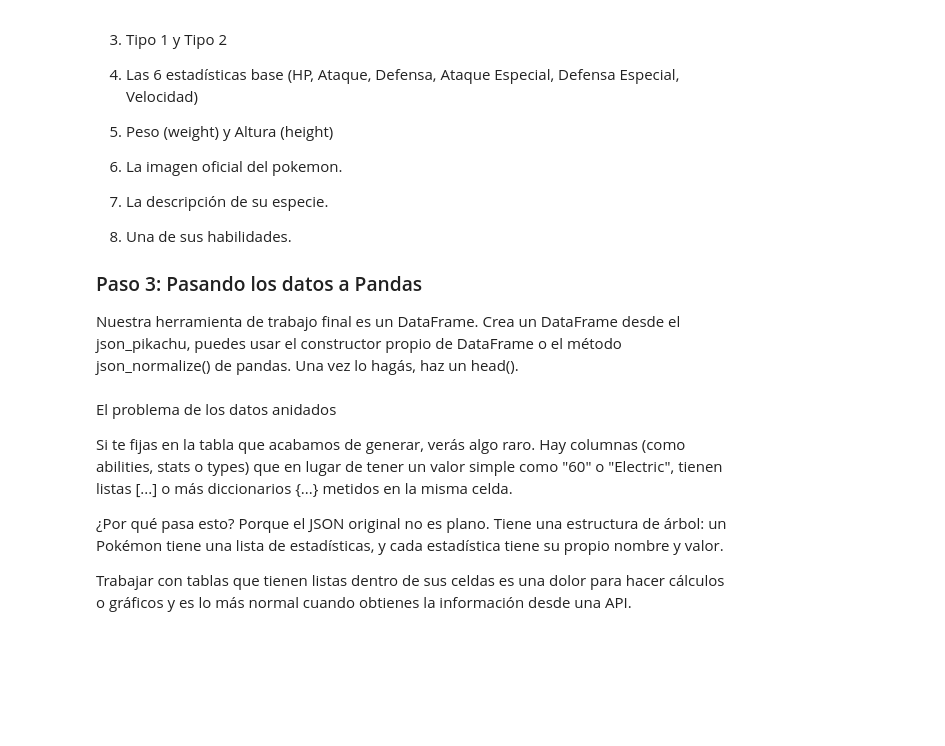
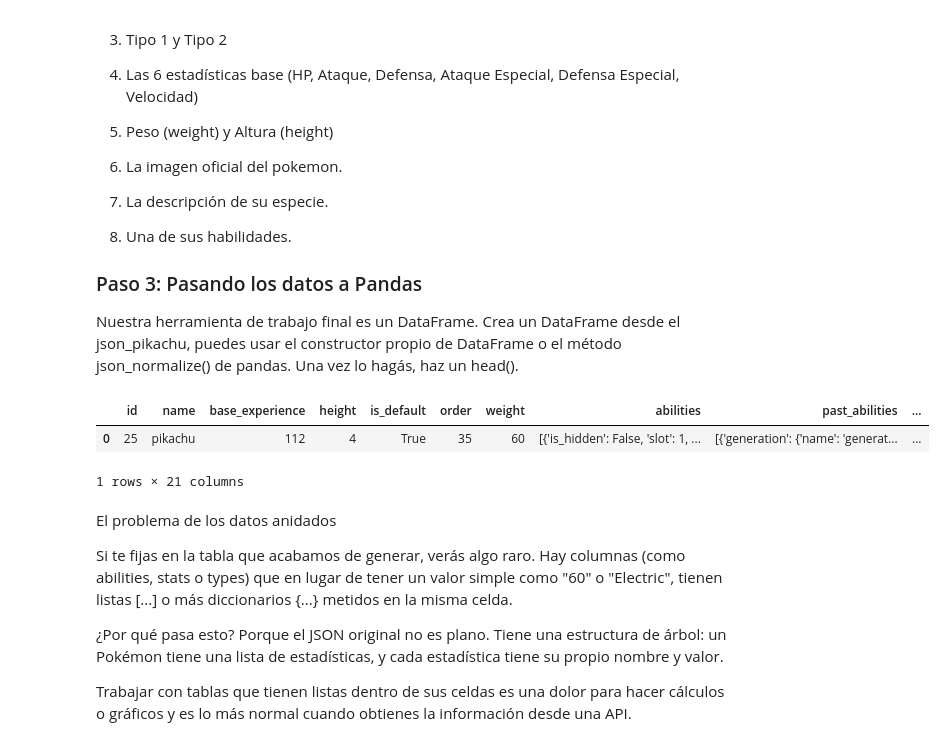
Before and after one commit to miguellafuente50-sudo/2026-10-BILBAO-FT-Data-Science, a Jupyter notebook: 2-Data_Analysis/3-Sources/Web/Práctica/Ejercicio_API_Opcional.ipynb, the cells around one changed output. Saved outputs shown, nothing was run; the diff lists cells and outputs as text; code cells hidden in the pictures; blank space fills up the shorter version.

```diff
--- a/2-Data_Analysis/3-Sources/Web/Práctica/Ejercicio_API_Opcional.ipynb
+++ b/2-Data_Analysis/3-Sources/Web/Práctica/Ejercicio_API_Opcional.ipynb
@@ -42,3 +42,8 @@ print(type(datos_pikachu), datos_pikachu)
 ### Paso 2: Desempaquetar los datos (.json())
 
 La variable datos_pikachu de nuestro paso anterior contiene la respuesta del servidor, pero no los datos legibles. Para extraer la información real, usa el método .json() y guárdalo en una variable llamada json_pikachu.
+# %%
+json_pikachu = datos_pikachu.json()
+
+print(type(json_pikachu))
+print(json_pikachu.keys())
@@ -68,6 +76,13 @@ Pero para nuestro Carnet de Identidad Pokémon, sólo necesitamos estos datos cl
 Nuestra herramienta de trabajo final es un DataFrame.
 Crea un DataFrame desde el json_pikachu, puedes usar el constructor propio de DataFrame o el método json_normalize() de pandas.
 Una vez lo hagás, haz un head().
+# %%
+df_pikachu = pd.DataFrame([json_pikachu])
+df_pikachu.head()
+# %% [output]
+|  | id | name | base_experience | height | is_default | order | weight | abilities | past_abilities | ... |
+| 0 | 25 | pikachu | 112 | 4 | True | 35 | 60 | [{'is_hidden': False, 'slot': 1, ... | [{'generation': {'name': 'generat... | ... |
+1 rows × 21 columns
 # %% [markdown]
 El problema de los datos anidados
 
```
Also changed, not shown: parts of 12 cells of this notebook, 27 other files.
